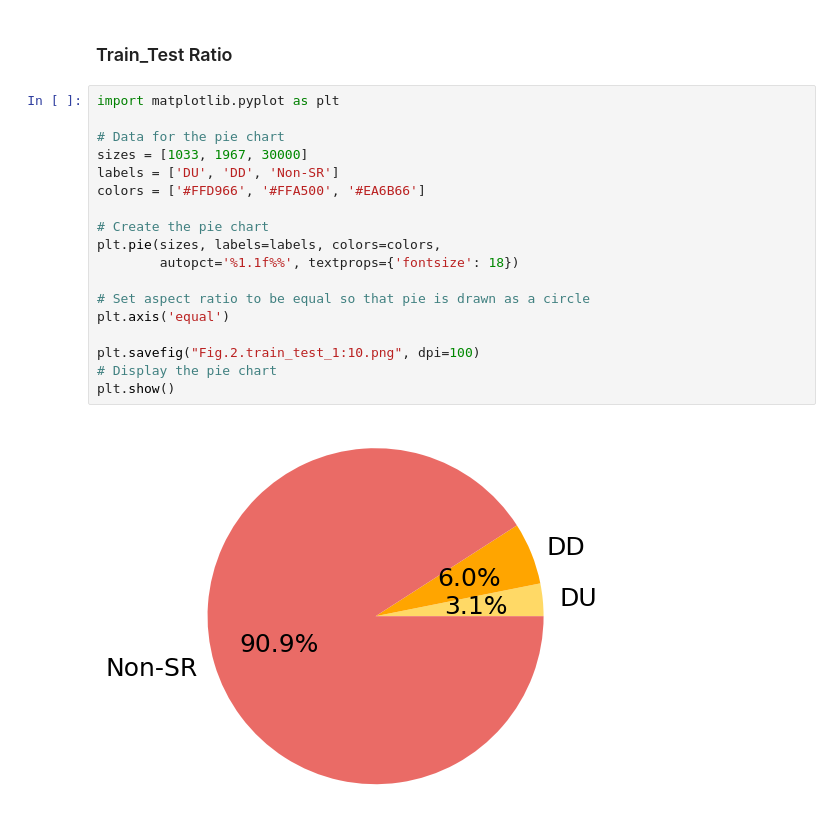
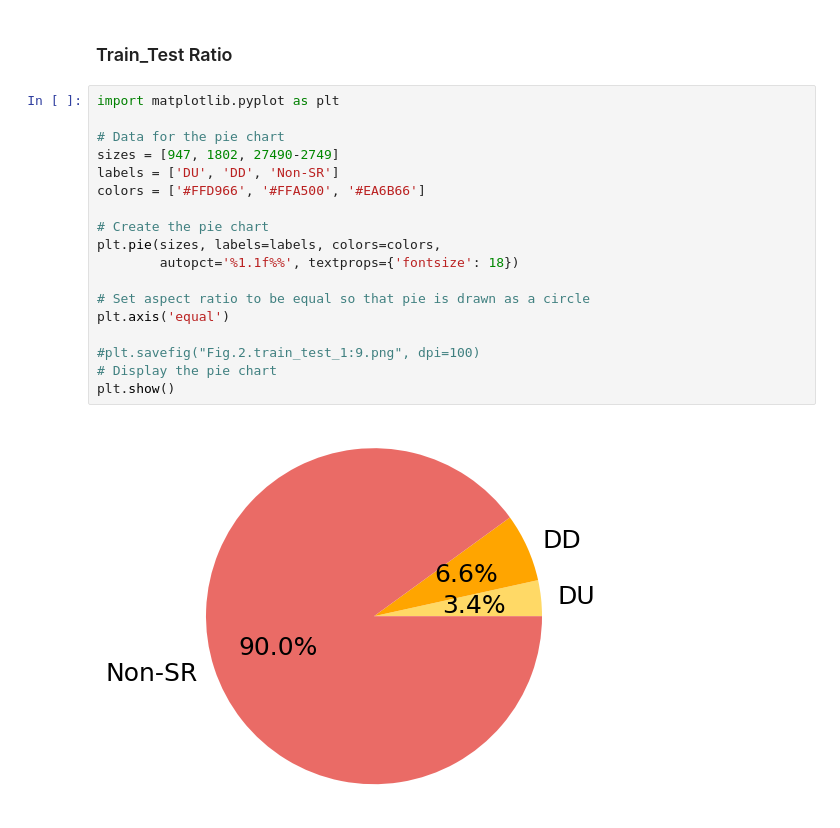
Before and after one commit to Peneapple/SRDP, a Jupyter notebook: Code/VennMap+SR_Ratio.ipynb, the cells around one changed output. Drawn from its saved outputs; the diff is of its cells as text.

```diff
--- a/Code/VennMap+SR_Ratio.ipynb
+++ b/Code/VennMap+SR_Ratio.ipynb
@@ -137,20 +137,20 @@ plt.show()
 # %%
 import matplotlib.pyplot as plt
 
 # Data for the pie chart
-sizes = [1033, 1967, 30000]
+sizes = [947, 1802, 27490-2749]
 labels = ['DU', 'DD', 'Non-SR']
 colors = ['#FFD966', '#FFA500', '#EA6B66']
 
 # Create the pie chart
 plt.pie(sizes, labels=labels, colors=colors,
         autopct='%1.1f%%', textprops={'fontsize': 18})
 
 # Set aspect ratio to be equal so that pie is drawn as a circle
 plt.axis('equal')
 
-plt.savefig("Fig.2.train_test_1:10.png", dpi=100)
+#plt.savefig("Fig.2.train_test_1:9.png", dpi=100)
 # Display the pie chart
 plt.show()
 # %% [output]
-[figure, old version]
+[figure, new version]
```
Also changed, not shown: 1 other file.
